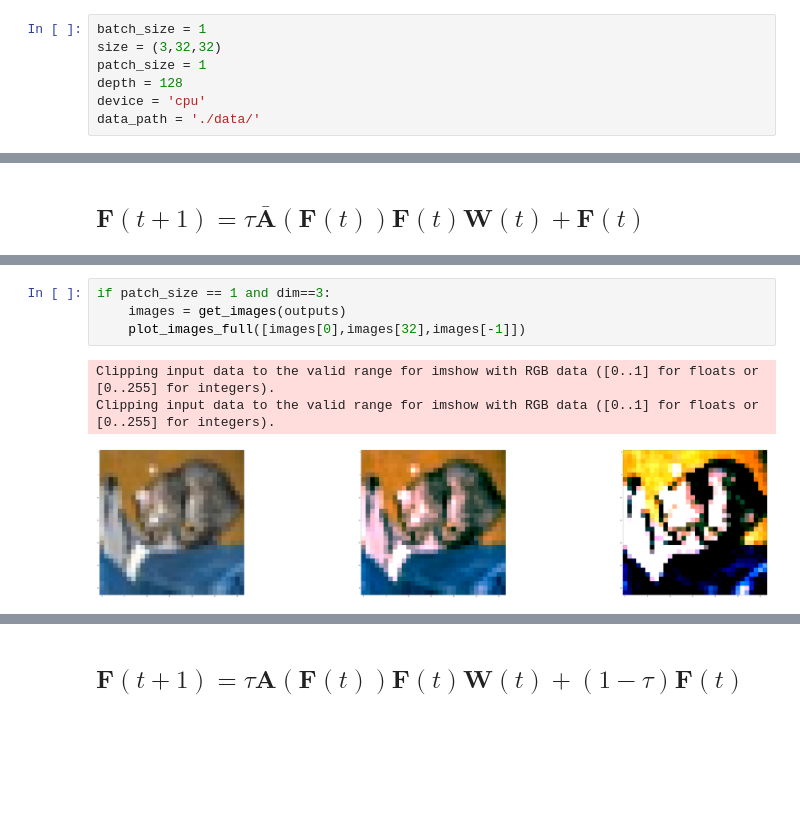
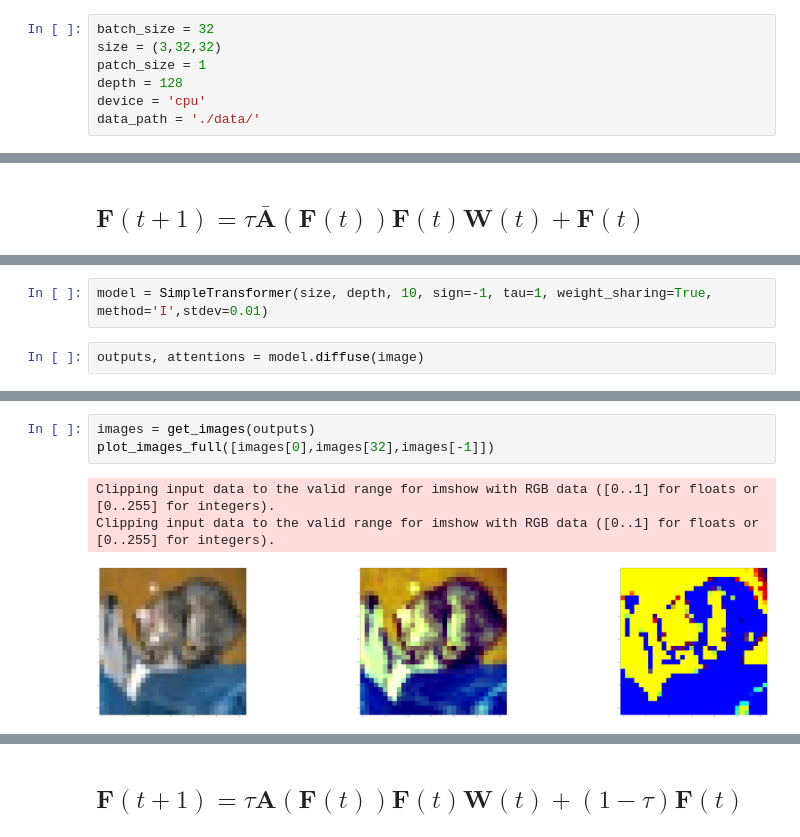
Before and after one commit to jean72human/transformers-as-gradient-flow, a Jupyter notebook: RandomExp2-SelfAttention.ipynb, the cells around one changed output, grey strips where cells are left out. Cells and saved outputs as stored; diff of their text form; blank space fills up the shorter version.

```diff
--- a/RandomExp2-SelfAttention.ipynb
+++ b/RandomExp2-SelfAttention.ipynb
@@ -16,7 +16,7 @@ from models.diffusion import SimpleTransformer
 
 from sklearn.metrics.pairwise import cosine_similarity
 # %%
-batch_size = 1
+batch_size = 32
 size = (3,32,32)
 patch_size = 1
 depth = 128
@@ -92,0 +80,4 @@ plot_differences(differences)
+# %%
+model = SimpleTransformer(size, depth, 10, sign=-1, tau=1, weight_sharing=True, method='I',stdev=0.01)
+# %%
+outputs, attentions = model.diffuse(image)
@@ -93,8 +97,7 @@ plot_differences(differences)
 # %%
-if patch_size == 1 and dim==3:
-    images = get_images(outputs)
-    plot_images_full([images[0],images[32],images[-1]])
+images = get_images(outputs)
+plot_images_full([images[0],images[32],images[-1]])
 # %% [output]
 Clipping input data to the valid range for imshow with RGB data ([0..1] for floats or [0..255] for integers).
 Clipping input data to the valid range for imshow with RGB data ([0..1] for floats or [0..255] for integers).
-[figure, old version]
+[figure, new version]
```
Also changed, not shown: parts of 22 cells of this notebook, 5 other files.
